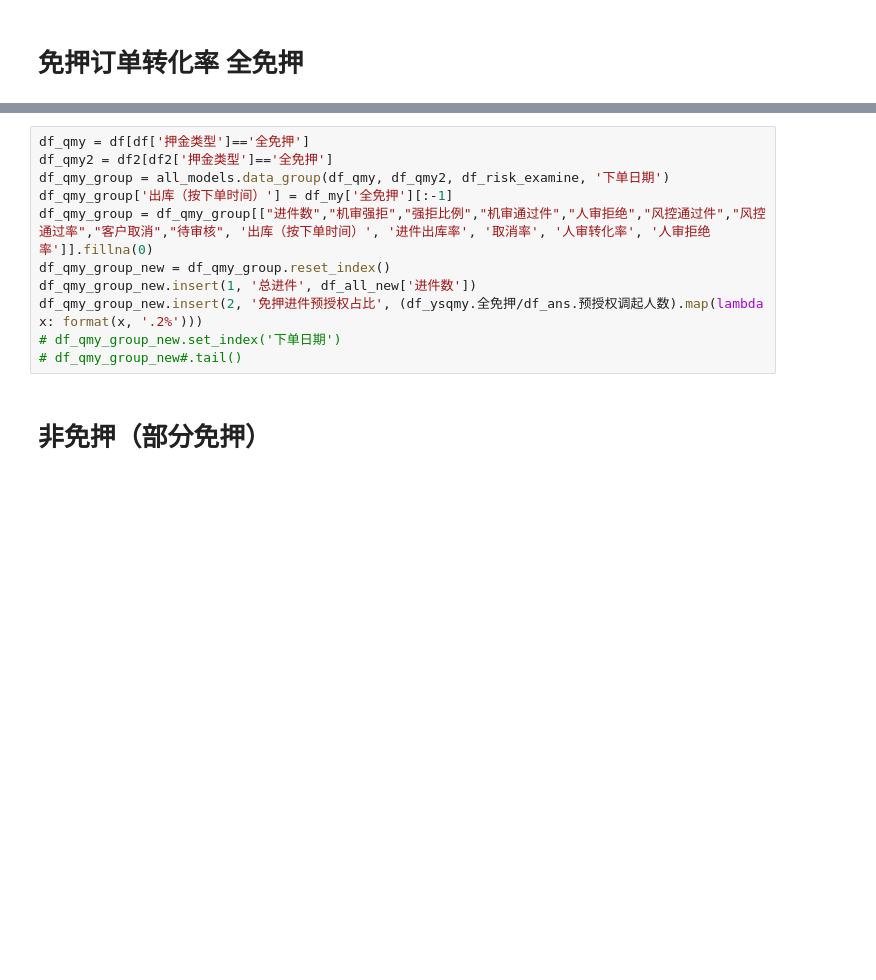
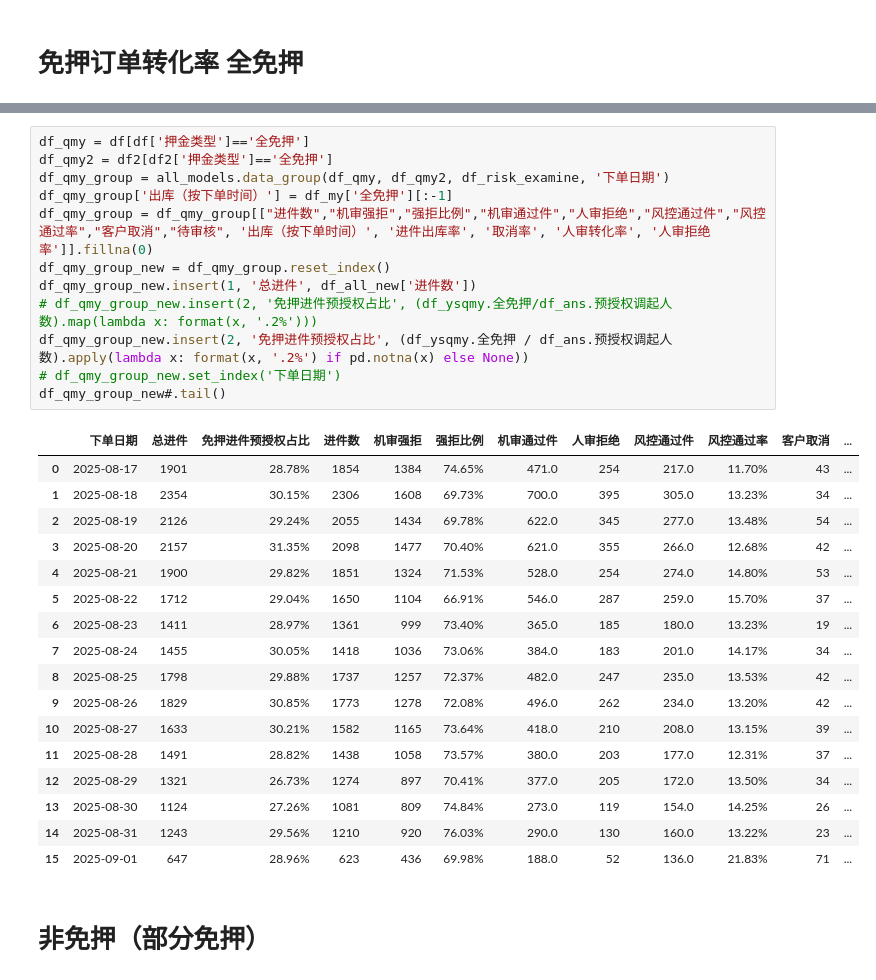
Before and after one commit to 1-2-3-ylc/data_analys, a Jupyter notebook: Daily_Tasks/日报数据-自动版.ipynb, the cells around one changed output, grey strips where cells are left out. Saved outputs shown, nothing was run; the diff lists cells and outputs as text; blank space fills up the shorter version.

```diff
--- a/Daily_Tasks/日报数据-自动版.ipynb
+++ b/Daily_Tasks/日报数据-自动版.ipynb
@@ -860,14 +1033,33 @@ df_ysqmy = df_ysqmy.groupby(["下单日期"]).agg({"order_id": 'count'}).rename(
 # %%
 df_qmy = df[df['押金类型']=='全免押']
 df_qmy2 = df2[df2['押金类型']=='全免押']
 df_qmy_group = all_models.data_group(df_qmy, df_qmy2, df_risk_examine, '下单日期')
 df_qmy_group['出库（按下单时间）'] = df_my['全免押'][:-1]
 df_qmy_group = df_qmy_group[["进件数","机审强拒","强拒比例","机审通过件","人审拒绝","风控通过件","风控通过率","客户取消","待审核", '出库（按下单时间）', '进件出库率', '取消率', '人审转化率', '人审拒绝率']].fillna(0)
 df_qmy_group_new = df_qmy_group.reset_index()
 df_qmy_group_new.insert(1, '总进件', df_all_new['进件数'])
-df_qmy_group_new.insert(2, '免押进件预授权占比', (df_ysqmy.全免押/df_ans.预授权调起人数).map(lambda x: format(x, '.2%')))
+# df_qmy_group_new.insert(2, '免押进件预授权占比', (df_ysqmy.全免押/df_ans.预授权调起人数).map(lambda x: format(x, '.2%')))
+df_qmy_group_new.insert(2, '免押进件预授权占比', (df_ysqmy.全免押 / df_ans.预授权调起人数).apply(lambda x: format(x, '.2%') if pd.notna(x) else None))
 # df_qmy_group_new.set_index('下单日期')
-# df_qmy_group_new#.tail()
+df_qmy_group_new#.tail()
+# %% [output]
+|  | 下单日期 | 总进件 | 免押进件预授权占比 | 进件数 | 机审强拒 | 强拒比例 | 机审通过件 | 人审拒绝 | 风控通过件 | 风控通过率 | 客户取消 | ... |
+| 0 | 2025-08-17 | 1901 | 28.78% | 1854 | 1384 | 74.65% | 471.0 | 254 | 217.0 | 11.70% | 43 | ... |
+| 1 | 2025-08-18 | 2354 | 30.15% | 2306 | 1608 | 69.73% | 700.0 | 395 | 305.0 | 13.23% | 34 | ... |
+| 2 | 2025-08-19 | 2126 | 29.24% | 2055 | 1434 | 69.78% | 622.0 | 345 | 277.0 | 13.48% | 54 | ... |
+| 3 | 2025-08-20 | 2157 | 31.35% | 2098 | 1477 | 70.40% | 621.0 | 355 | 266.0 | 12.68% | 42 | ... |
+| 4 | 2025-08-21 | 1900 | 29.82% | 1851 | 1324 | 71.53% | 528.0 | 254 | 274.0 | 14.80% | 53 | ... |
+| 5 | 2025-08-22 | 1712 | 29.04% | 1650 | 1104 | 66.91% | 546.0 | 287 | 259.0 | 15.70% | 37 | ... |
+| 6 | 2025-08-23 | 1411 | 28.97% | 1361 | 999 | 73.40% | 365.0 | 185 | 180.0 | 13.23% | 19 | ... |
+| 7 | 2025-08-24 | 1455 | 30.05% | 1418 | 1036 | 73.06% | 384.0 | 183 | 201.0 | 14.17% | 34 | ... |
+| 8 | 2025-08-25 | 1798 | 29.88% | 1737 | 1257 | 72.37% | 482.0 | 247 | 235.0 | 13.53% | 42 | ... |
+| 9 | 2025-08-26 | 1829 | 30.85% | 1773 | 1278 | 72.08% | 496.0 | 262 | 234.0 | 13.20% | 42 | ... |
+| 10 | 2025-08-27 | 1633 | 30.21% | 1582 | 1165 | 73.64% | 418.0 | 210 | 208.0 | 13.15% | 39 | ... |
+| 11 | 2025-08-28 | 1491 | 28.82% | 1438 | 1058 | 73.57% | 380.0 | 203 | 177.0 | 12.31% | 37 | ... |
+| 12 | 2025-08-29 | 1321 | 26.73% | 1274 | 897 | 70.41% | 377.0 | 205 | 172.0 | 13.50% | 34 | ... |
+| 13 | 2025-08-30 | 1124 | 27.26% | 1081 | 809 | 74.84% | 273.0 | 119 | 154.0 | 14.25% | 26 | ... |
+| 14 | 2025-08-31 | 1243 | 29.56% | 1210 | 920 | 76.03% | 290.0 | 130 | 160.0 | 13.22% | 23 | ... |
+| 15 | 2025-09-01 | 647 | 28.96% | 623 | 436 | 69.98% | 188.0 | 52 | 136.0 | 21.83% | 71 | ... |
 # %% [markdown]
 # 非免押（部分免押）
 # %%
```
Also changed, not shown: parts of 67 cells of this notebook, 26 other files.
